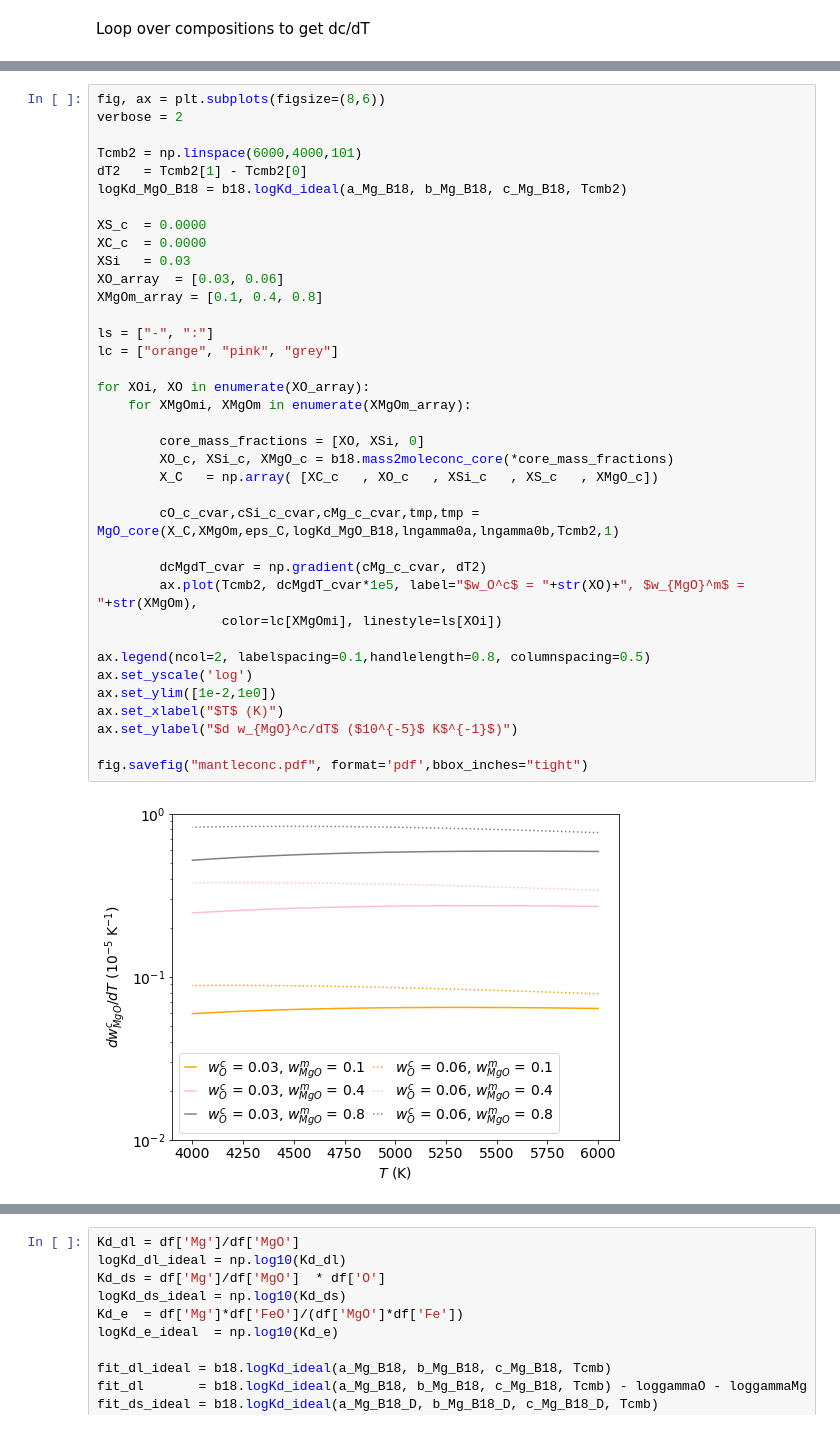
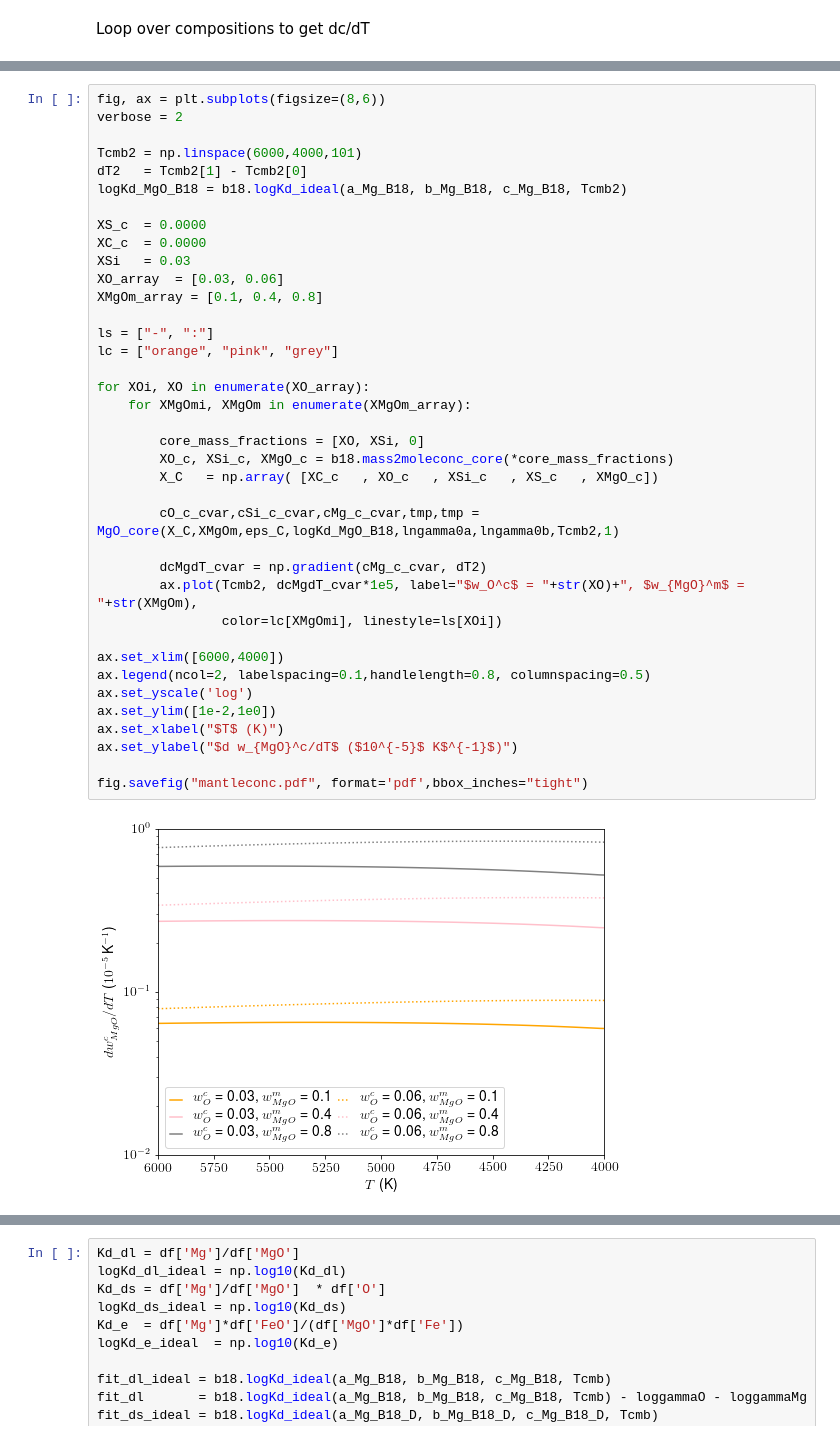
Before and after one commit to scs1cd/precipitation, a Jupyter notebook: paper_precip_constcomp.ipynb, the cells around one changed output, grey strips where cells are left out. Cells and saved outputs as stored; diff of their text form.

```diff
--- a/paper_precip_constcomp.ipynb
+++ b/paper_precip_constcomp.ipynb
@@ -376,34 +376,35 @@ logKd_MgO_B18 = b18.logKd_ideal(a_Mg_B18, b_Mg_B18, c_Mg_B18, Tcmb2)
 XS_c  = 0.0000
 XC_c  = 0.0000
 XSi   = 0.03
 XO_array  = [0.03, 0.06]
 XMgOm_array = [0.1, 0.4, 0.8]
 
 ls = ["-", ":"]
 lc = ["orange", "pink", "grey"]
 
 for XOi, XO in enumerate(XO_array):
     for XMgOmi, XMgOm in enumerate(XMgOm_array):
 
         core_mass_fractions = [XO, XSi, 0]
         XO_c, XSi_c, XMgO_c = b18.mass2moleconc_core(*core_mass_fractions)
         X_C   = np.array( [XC_c   , XO_c   , XSi_c   , XS_c   , XMgO_c])
 
         cO_c_cvar,cSi_c_cvar,cMg_c_cvar,tmp,tmp = MgO_core(X_C,XMgOm,eps_C,logKd_MgO_B18,lngamma0a,lngamma0b,Tcmb2,1)
 
         dcMgdT_cvar = np.gradient(cMg_c_cvar, dT2)
         ax.plot(Tcmb2, dcMgdT_cvar*1e5, label="$w_O^c$ = "+str(XO)+", $w_{MgO}^m$ = "+str(XMgOm),
                 color=lc[XMgOmi], linestyle=ls[XOi])
 
+ax.set_xlim([6000,4000])
 ax.legend(ncol=2, labelspacing=0.1,handlelength=0.8, columnspacing=0.5)
 ax.set_yscale('log')
 ax.set_ylim([1e-2,1e0])
 ax.set_xlabel("$T$ (K)")
 ax.set_ylabel("$d w_{MgO}^c/dT$ ($10^{-5}$ K$^{-1}$)")
 
 fig.savefig("mantleconc.pdf", format='pdf',bbox_inches="tight")
 # %% [output]
-[figure, old version]
+[figure, new version]
 # %%
 import pandas as pd
 names = ["Reference", "Experiment","P","T","T_uncert","Fe", "Si","O","C","S","Mg","FeO","SiO2","MgO","Al01"]
```
Also changed, not shown: parts of 8 cells of this notebook, 1 other file.
